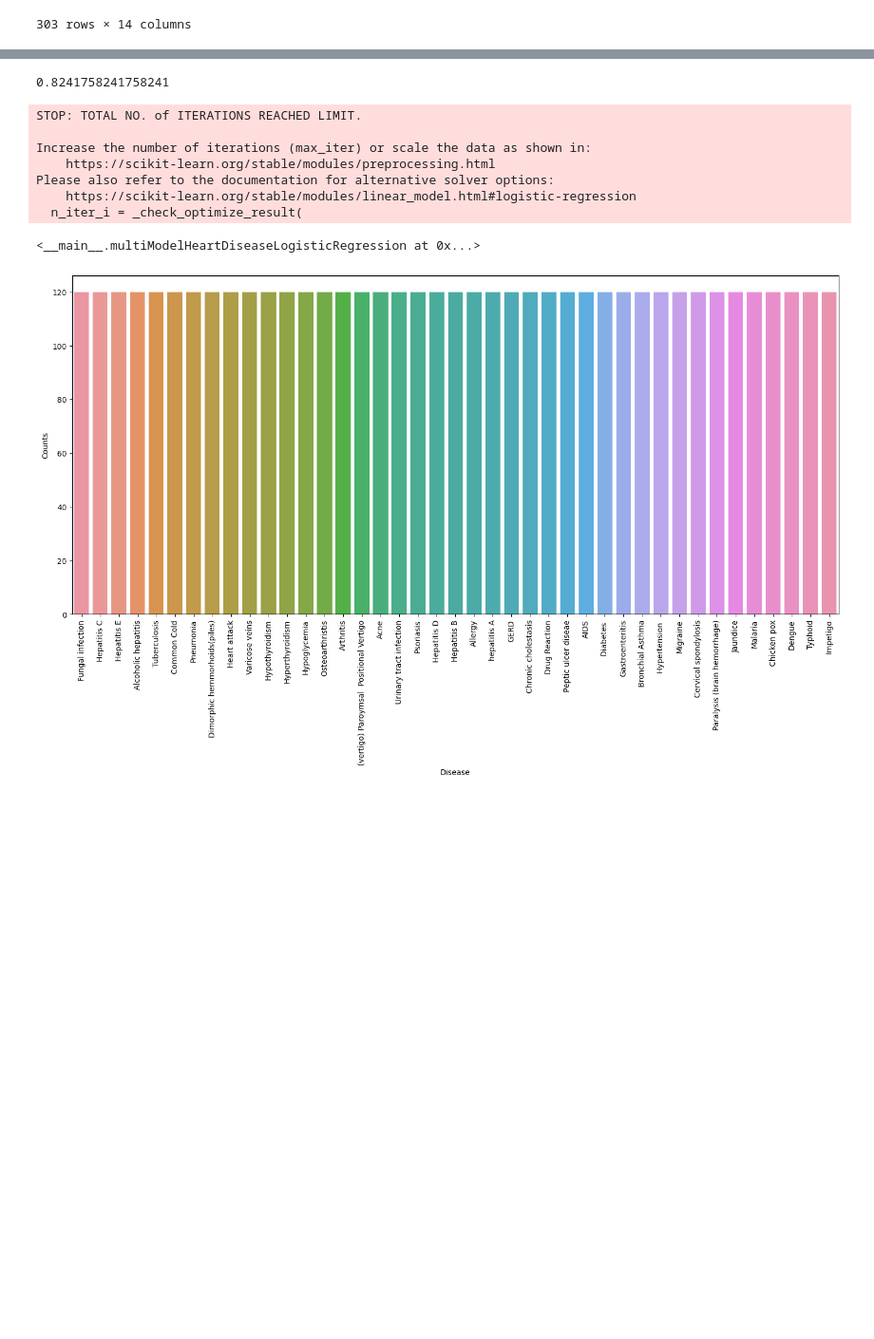
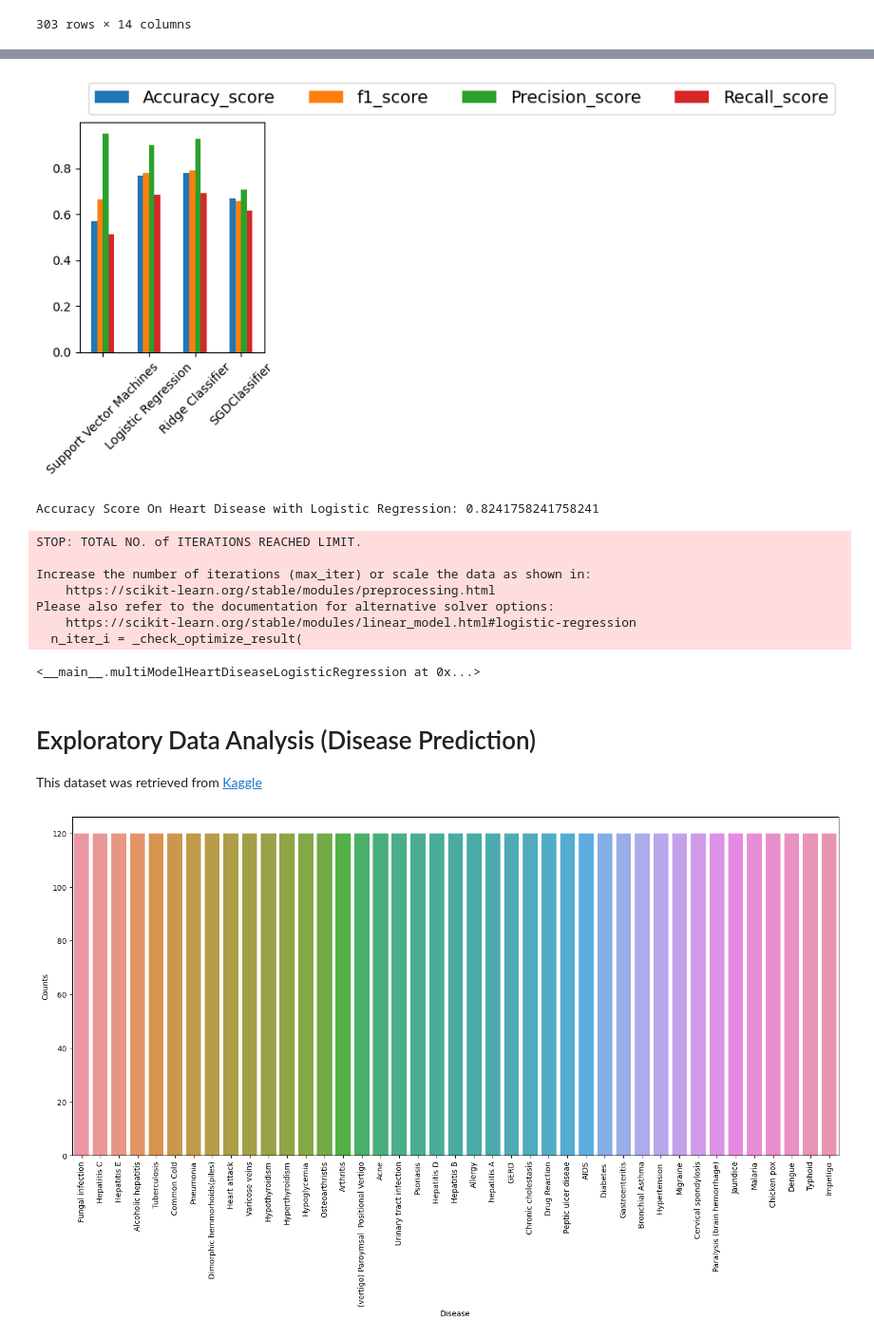
Before and after one commit to amahmood561/AI_healthcare_Final-Project, a Jupyter notebook: AI_healthcare_Final_Project.ipynb, the cells around one changed output, grey strips where cells are left out. Shown at 95% size. Saved outputs shown, nothing was run; the diff lists cells and outputs as text; code cells hidden in the pictures; blank space fills up the shorter version.

```diff
--- a/AI_healthcare_Final_Project.ipynb
+++ b/AI_healthcare_Final_Project.ipynb
@@ -169,6 +311,9 @@ multiModelHeartDiseaseSvm()
+# %%
+modelHeart.handlePlotting()
+# %% [output]
+[figure, added]
 # %%
-from sklearn.preprocessing import StandardScaler
-from sklearn.linear_model import LogisticRegression
+
 
 
 class multiModelHeartDiseaseLogisticRegression:
@@ -201,12 +346,12 @@ class multiModelHeartDiseaseLogisticRegression:
         self.model.fit(self.x_train, self.y_train)
         predictions = self.model.predict(self.x_test_std)
         self.ac_score = accuracy_score(predictions, self.y_test)
-        print(self.ac_score)
+        print("Accuracy Score On Heart Disease with Logistic Regression: " + str(self.ac_score))
 multiModelHeartDiseaseLogisticRegression()
 
 # As a result strandard scaling of 82.4% is better then SVM of 76.9%
 # %% [output]
-0.8241758241758241
+Accuracy Score On Heart Disease with Logistic Regression: 0.8241758241758241
 STOP: TOTAL NO. of ITERATIONS REACHED LIMIT.
 
 Increase the number of iterations (max_iter) or scale the data as shown in:
@@ -215,6 +360,12 @@ Please also refer to the documentation for alternative solver options:
     https://scikit-learn.org/stable/modules/linear_model.html#logistic-regression
   n_iter_i = _check_optimize_result(
 <__main__.multiModelHeartDiseaseLogisticRegression at 0x...>
+# %% [markdown]
+<h1>Exploratory Data Analysis (Disease Prediction)</h1>
+
+
+
+This dataset was retrieved from [Kaggle](https://www.kaggle.com/datasets/kaushil268/disease-prediction-using-machine-learning)
 # %%
 #####disease prediction based on given human symptoms#####
 #1. import libraries
```
Also changed, not shown: parts of 25 cells of this notebook, 1 other file.
